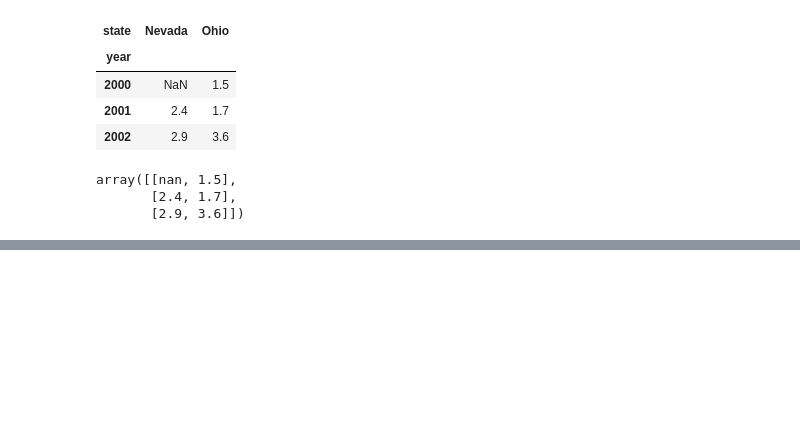
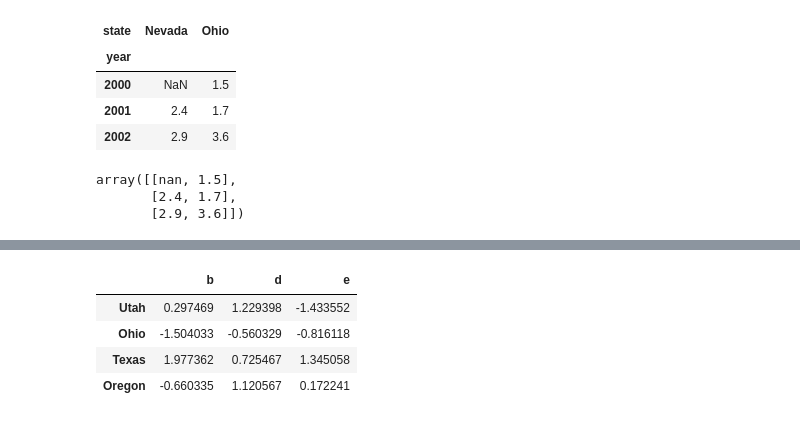
Before and after one commit to flybetter/handson_demo, a Jupyter notebook: data_analysis/data_analyse.ipynb, the cells around one changed output, grey strips where cells are left out. Cells and saved outputs as stored; diff of their text form; code cells hidden in the pictures; blank space fills up the shorter version.

```diff
--- a/data_analysis/data_analyse.ipynb
+++ b/data_analysis/data_analyse.ipynb
@@ -605,0 +634,11 @@ array([[nan, 1.5],
+# %%
+frame=DataFrame(np.random.randn(4,3),columns=list('bde'),
+                index=['Utah','Ohio','Texas','Oregon'])
+
+frame
+# %% [output]
+|  | b | d | e |
+| Utah | 0.297469 | 1.229398 | -1.433552 |
+| Ohio | -1.504033 | -0.560329 | -0.816118 |
+| Texas | 1.977362 | 0.725467 | 1.345058 |
+| Oregon | -0.660335 | 1.120567 | 0.172241 |
```
Also changed, not shown: parts of 33 cells of this notebook.
